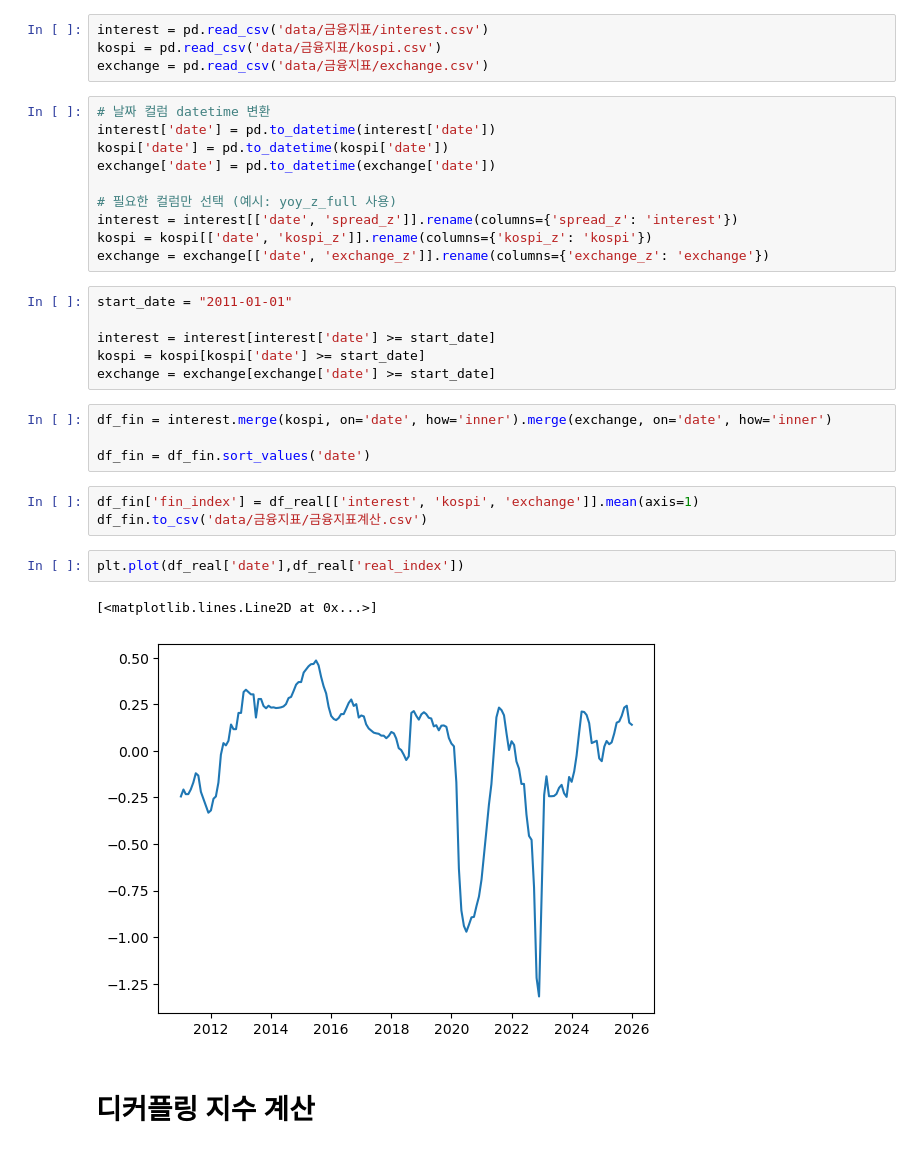
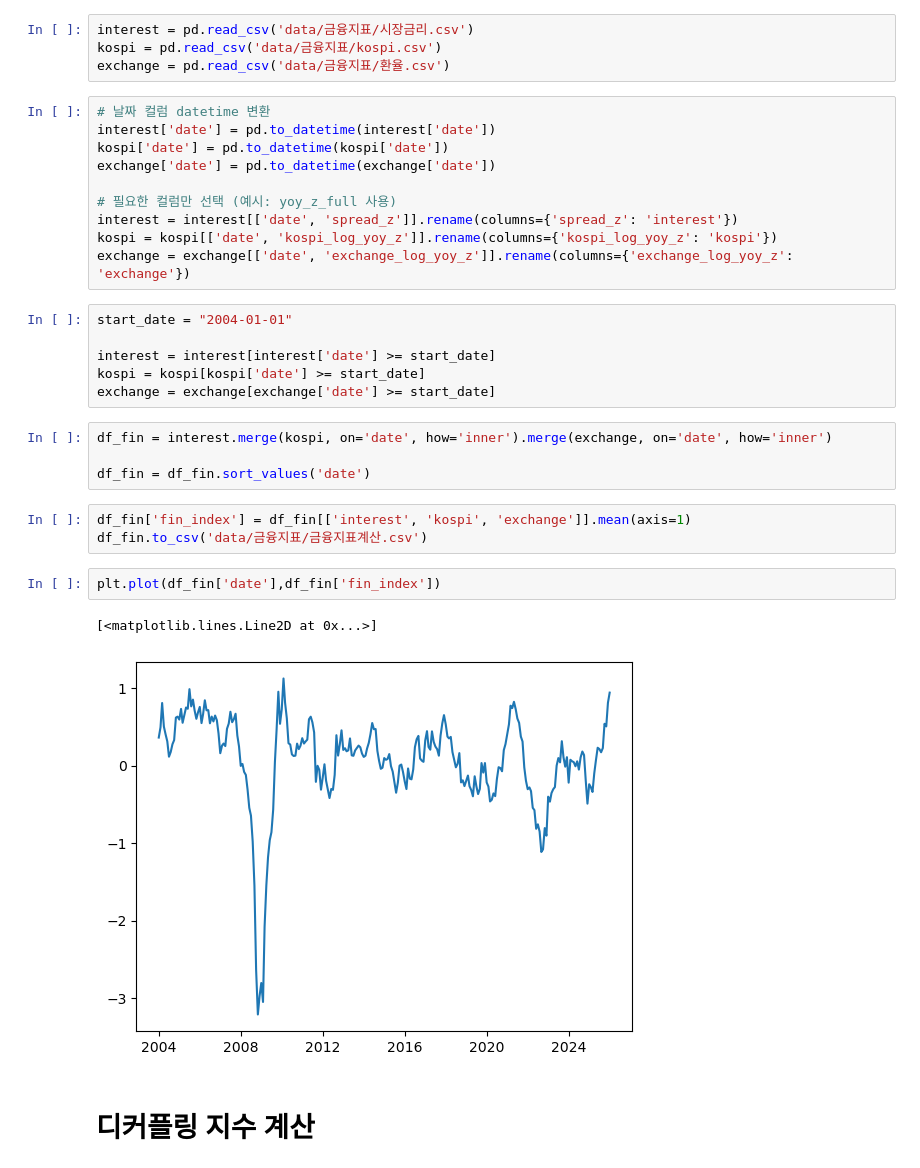
Before and after one commit to yoonsung1/final-project, a Jupyter notebook: 윤성/디커플링 지수 계산.ipynb, the cells around one changed output. Saved outputs shown, nothing was run; the diff lists cells and outputs as text.

```diff
--- a/윤성/디커플링 지수 계산.ipynb
+++ b/윤성/디커플링 지수 계산.ipynb
@@ -205,9 +463,9 @@ rate.to_csv('data/금융지표/interest.csv',encoding='utf-8-sig')
 # %% [markdown]
 # 금융지표 계산
 # %%
-interest = pd.read_csv('data/금융지표/interest.csv')
+interest = pd.read_csv('data/금융지표/시장금리.csv')
 kospi = pd.read_csv('data/금융지표/kospi.csv')
-exchange = pd.read_csv('data/금융지표/exchange.csv')
+exchange = pd.read_csv('data/금융지표/환율.csv')
 # %%
 # 날짜 컬럼 datetime 변환
 interest['date'] = pd.to_datetime(interest['date'])
@@ -216,10 +474,10 @@ exchange['date'] = pd.to_datetime(exchange['date'])
 
 # 필요한 컬럼만 선택 (예시: yoy_z_full 사용)
 interest = interest[['date', 'spread_z']].rename(columns={'spread_z': 'interest'})
-kospi = kospi[['date', 'kospi_z']].rename(columns={'kospi_z': 'kospi'})
-exchange = exchange[['date', 'exchange_z']].rename(columns={'exchange_z': 'exchange'})
+kospi = kospi[['date', 'kospi_log_yoy_z']].rename(columns={'kospi_log_yoy_z': 'kospi'})
+exchange = exchange[['date', 'exchange_log_yoy_z']].rename(columns={'exchange_log_yoy_z': 'exchange'})
 # %%
-start_date = "2011-01-01"
+start_date = "2004-01-01"
 
 interest = interest[interest['date'] >= start_date]
 kospi = kospi[kospi['date'] >= start_date]
@@ -229,13 +487,13 @@ df_fin = interest.merge(kospi, on='date', how='inner').merge(exchange, on='date'
 
 df_fin = df_fin.sort_values('date')
 # %%
-df_fin['fin_index'] = df_real[['interest', 'kospi', 'exchange']].mean(axis=1)
+df_fin['fin_index'] = df_fin[['interest', 'kospi', 'exchange']].mean(axis=1)
 df_fin.to_csv('data/금융지표/금융지표계산.csv')
 # %%
-plt.plot(df_real['date'],df_real['real_index'])
+plt.plot(df_fin['date'],df_fin['fin_index'])
 # %% [output]
 [<matplotlib.lines.Line2D at 0x...>]
-[figure, old version]
+[figure, new version]
 # %% [markdown]
 # 디커플링 지수 계산
 # %%
```
Also changed, not shown: parts of 17 cells of this notebook, 43 other files.
